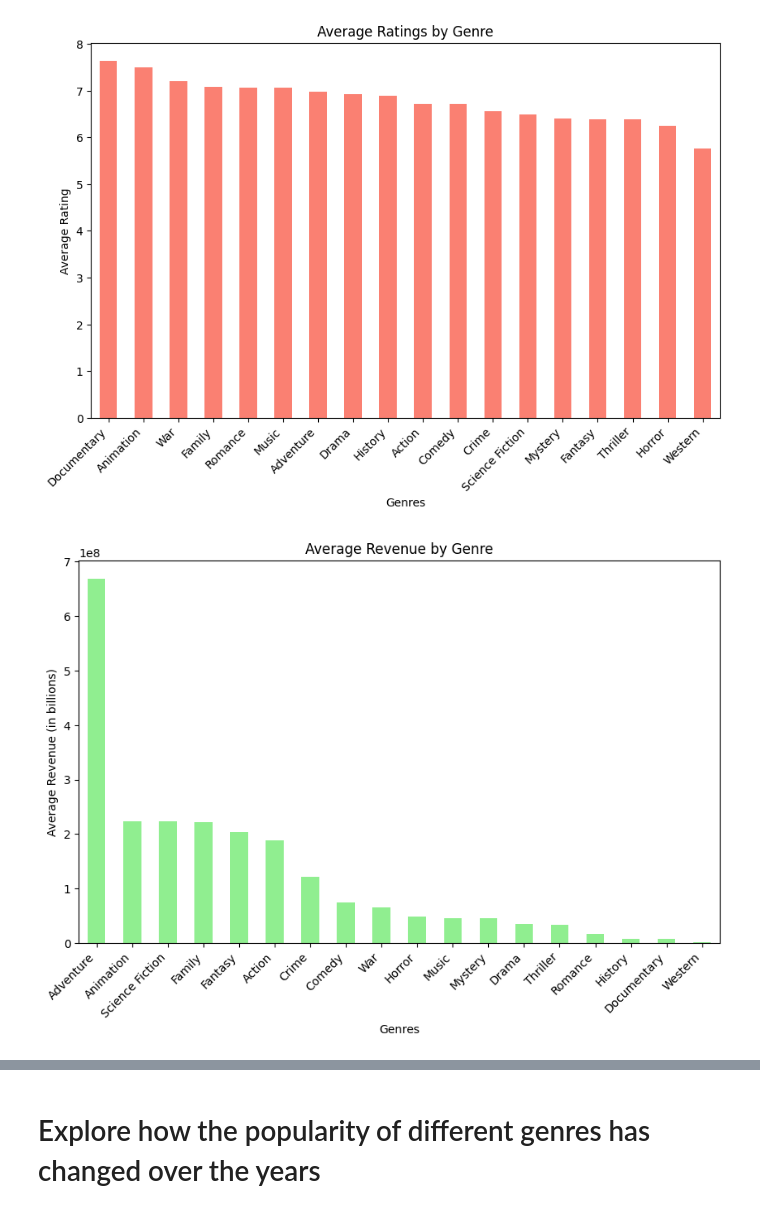
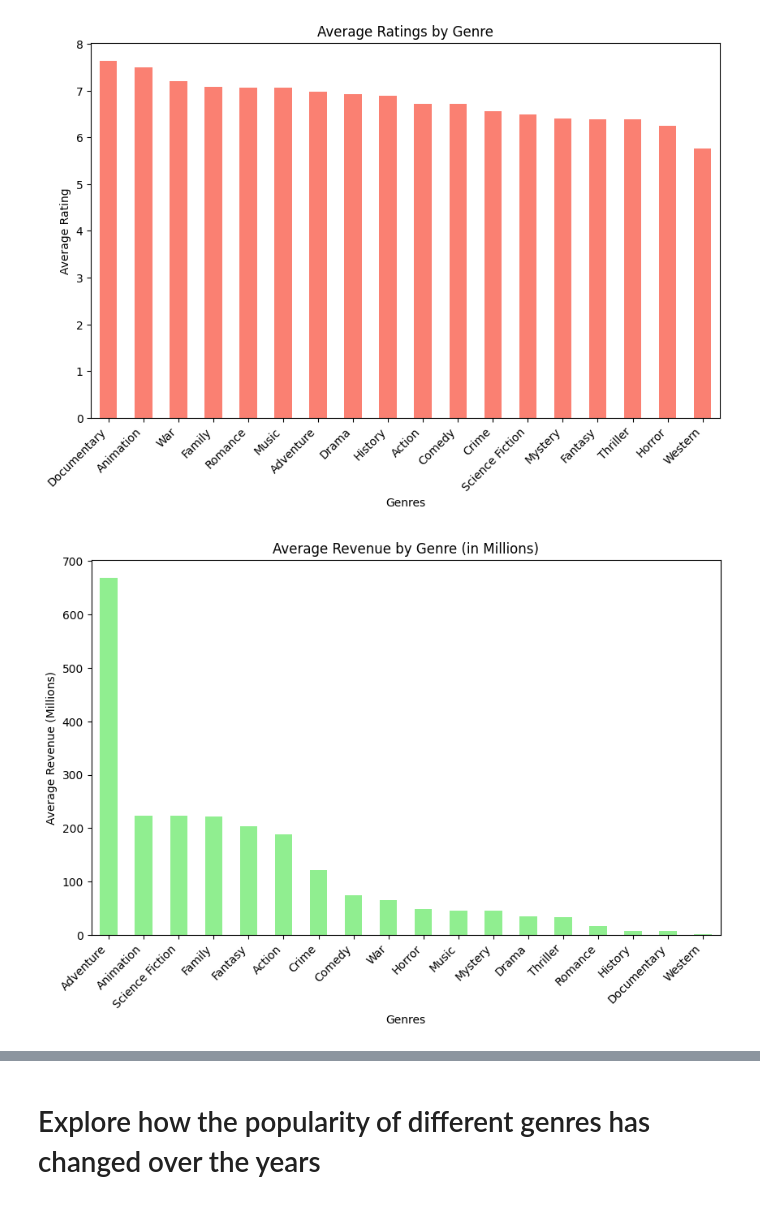
Before and after one commit to petrarkaselin/mid_project, a Jupyter notebook: notebooks/questions2_5.ipynb, the cells around one changed output, grey strips where cells are left out. Cells and saved outputs as stored; diff of their text form; code cells hidden in the pictures.

```diff
--- a/notebooks/questions2_5.ipynb
+++ b/notebooks/questions2_5.ipynb
@@ -84,14 +84,18 @@ plt.show()
 # %% [output]
 [figure]
 # %%
-revenue_trends = df.groupby('genres')['revenue'].mean()
+df['revenue_M'] = df['revenue'] / 1000000  # Adjust divisor based on your data's scale
 
+# Calculate average revenue by genre
+revenue_trends = df.groupby('genres')['revenue_M'].mean()
+
+# Creating the plot
 plt.figure(figsize=(10, 6))
 revenue_trends.sort_values(ascending=False).plot(kind='bar', color='lightgreen')
-plt.title('Average Revenue by Genre')
+plt.title('Average Revenue by Genre (in Millions)')
 plt.xlabel('Genres')
-plt.ylabel('Average Revenue (in billions)')
+plt.ylabel('Average Revenue (Millions)')
 plt.xticks(rotation=45, ha='right')
 plt.show()
 # %% [output]
-[figure, old version]
+[figure, new version]
```
Also changed, not shown: parts of 7 cells of this notebook, 1 other file.
